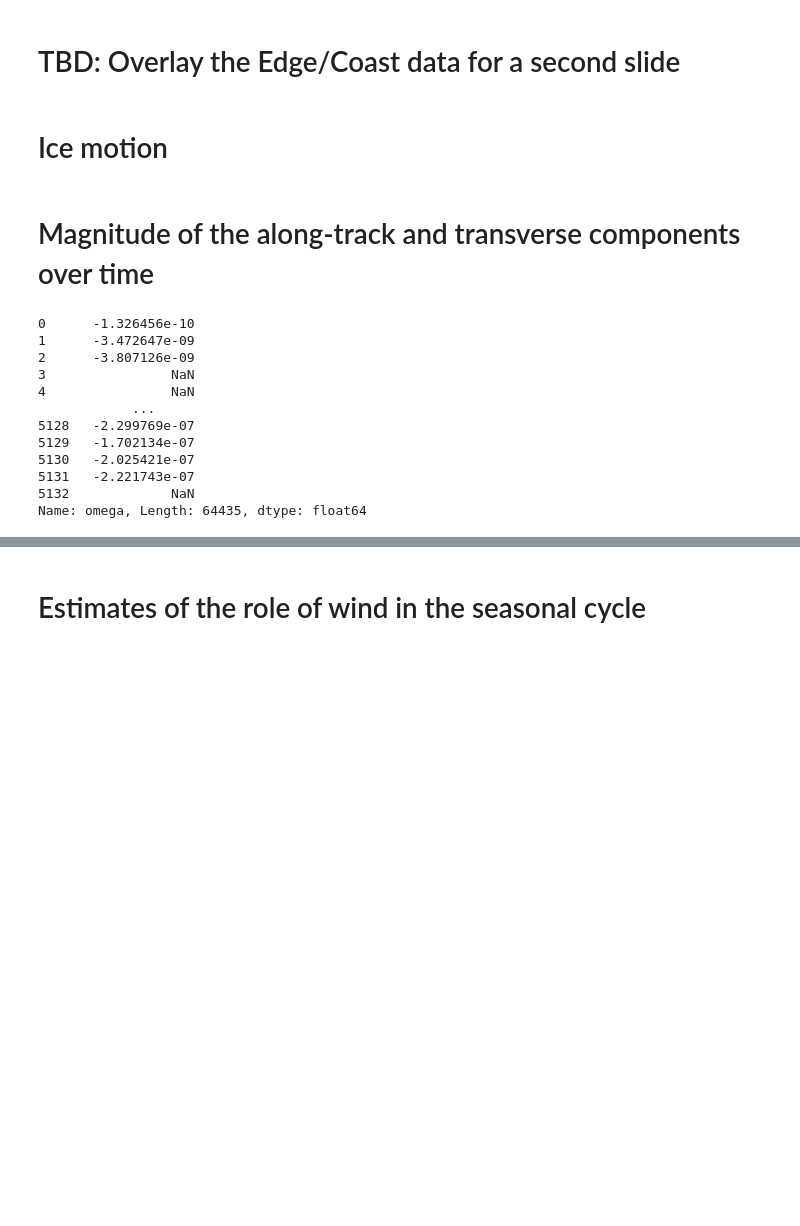
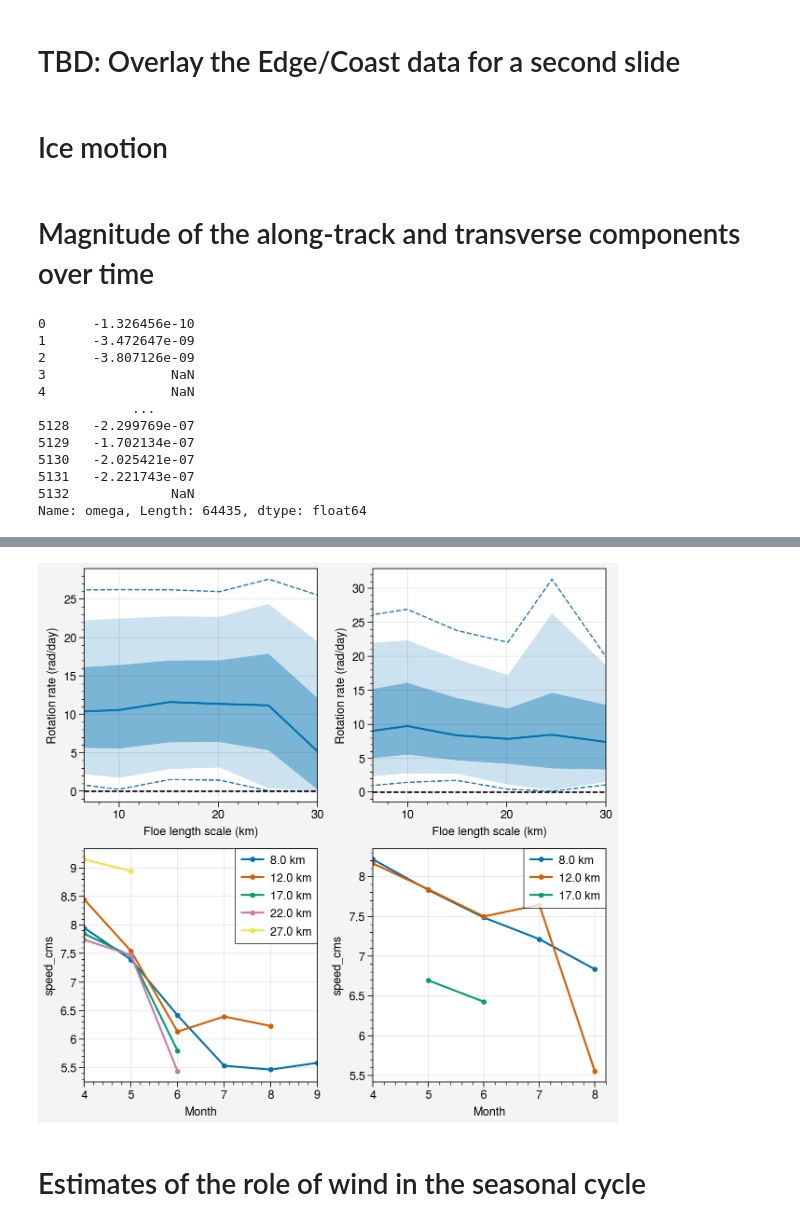
Before and after one commit to danielmwatkins/miz_scales_of_motion, a Jupyter notebook: notebooks/ocean_sciences_visualizations.ipynb, the cells around one changed output, grey strips where cells are left out. Saved outputs shown, nothing was run; the diff lists cells and outputs as text; code cells hidden in the pictures; blank space fills up the shorter version.

```diff
--- a/notebooks/ocean_sciences_visualizations.ipynb
+++ b/notebooks/ocean_sciences_visualizations.ipynb
@@ -280,3 +425,74 @@ fig.save('../figures/presentations/drift_speed_dist.pdf', dpi=300)
+# %%
+var = 'speed_cms'
+df_ift['L'] = df_ift['area_adj_km2']**0.5
+sic = df_ift['nsidc_sic']
+df_ift.loc[sic > 1, 'nsidc_sic'] = np.nan
+df_ift['speed_cms'] = 100 * np.sqrt(df_ift['u']**2 + df_ift['v']**2)
+# Additional filter
+# I think I added this into the prep script
+speed = np.sqrt(df_ift.loc[:, 'u']**2 + df_ift.loc[:, 'v']**2)
+mean_u = df_ift.loc[:, 'u'].mean()
+mean_v = df_ift.loc[:, 'v'].mean()
+z = np.sqrt((df_ift.u - mean_u)**2 + (df_ift.v - mean_v)**2)/np.std(speed)
+df_ift['qc_flag'] = 0
+df_ift.loc[np.abs(z) > 6, 'qc_flag'] = 1
+df_filtered = df_ift.loc[df_ift.qc_flag==0]
+
+df_filtered['l_bin'] = np.digitize(df_filtered['L'], bins=np.arange(0, 60, 5))
+df_filtered['l_center'] = [pd.Series(np.arange(2.5, 63, 5), index=np.arange(1, 14))[x] for x in df_filtered['l_bin']]
+subset = df_filtered.loc[(df_filtered.qc_flag == 0) & df_filtered.zeta.notnull()].copy()
+
+subset['month'] = subset.datetime.dt.month
+subset['year'] = subset.datetime.dt.year
+subset['length_scale_km'] = np.sqrt(subset['area_km2'])
+
+pack_subset = subset.loc[subset.nsidc_sic >= 0.85]
+miz_subset = subset.loc[subset.nsidc_sic < 0.85]
+
+pack_counts = pack_subset.groupby(['month', 'l_bin']).count()[var].reset_index().pivot_table(
+    index='month', columns='l_bin', values=var)
+pack_summary = pack_subset.loc[:, ['l_bin', var]].groupby('l_bin').quantile([0.05, 0.1, 0.25, 0.5, 0.75, 0.90, 0.95])
+pack_summary.reset_index(inplace=True)
+pack_summary.columns=['l_bin', 'quantile', var]
+pack_summary = pack_summary.pivot_table(index='l_bin', columns='quantile', values=var)
+
+x = pack_subset[['l_bin', 'length_scale_km']].groupby('l_bin').mean()
+pack_summary.index = x.loc[pack_summary.index].values.squeeze()
+
+miz_summary = miz_subset.loc[:, ['l_bin', var]].groupby('l_bin').quantile([0.05, 0.1, 0.25, 0.5, 0.75, 0.90, 0.95])
+miz_summary.reset_index(inplace=True)
+miz_summary.columns=['l_bin', 'quantile', var]
+miz_summary = miz_summary.pivot_table(index='l_bin', columns='quantile', values=var)
+
+x = miz_subset[['l_bin', 'length_scale_km']].groupby('l_bin').mean()
+miz_summary.index = x.loc[miz_summary.index].values.squeeze()
+
+fig, axs = pplt.subplots(ncols=2, nrows=2, share=False)
+for data, ax in zip([pack_summary, miz_summary], axs[0,:]):
+    ax.plot(data[0.05], ls='--', lw=1, color='tab:blue')
+    ax.plot(data[0.95], ls='--', lw=1, color='tab:blue')
+
+    ax.plot(data[0.5], shadedata=[data[0.25], data[0.75]],
+            fadedata=[data[0.1], data[0.9]])
+    ax.format(ylabel='Rotation rate (rad/day)', #ylim=(-1, 1),
+              xlocator=np.arange(10, 31, 10), xlim=(6.5, 30),
+              xlabel='Floe length scale (km)')
+    ax.axhline(0, color='k', ls='--', lw=1)
+for data, ax in zip([pack_subset, miz_subset], axs[1,:]):
+    counts = data.groupby(['month', 'l_bin']).count()[var].reset_index().pivot_table(
+    index='month', columns='l_bin', values=var)
+
+    for bin_num in range(2, 9):
+        L = data.loc[data.l_bin==bin_num, 'L'].mean()
+        v = data.loc[data.l_bin==bin_num, ['month', var]].groupby('month').std()
+        n = counts[bin_num]
+        if sum(n > 100) > 1:
+            ax.plot(v.where(n > 100), label=str(np.round(L, 0)) + ' km', marker='.')
+
+    ax.legend(ncols=1, loc='ur')
+    ax.format(ylabel=var, xlabel='Month')#, ylim=(0, 0.3))
+# %% [output]
+[figure, added]
 # %%
 df_ift['year'] = df_ift.datetime.dt.year
 var = 'speed'
```
Also changed, not shown: parts of 13 cells of this notebook, 8 other files.
